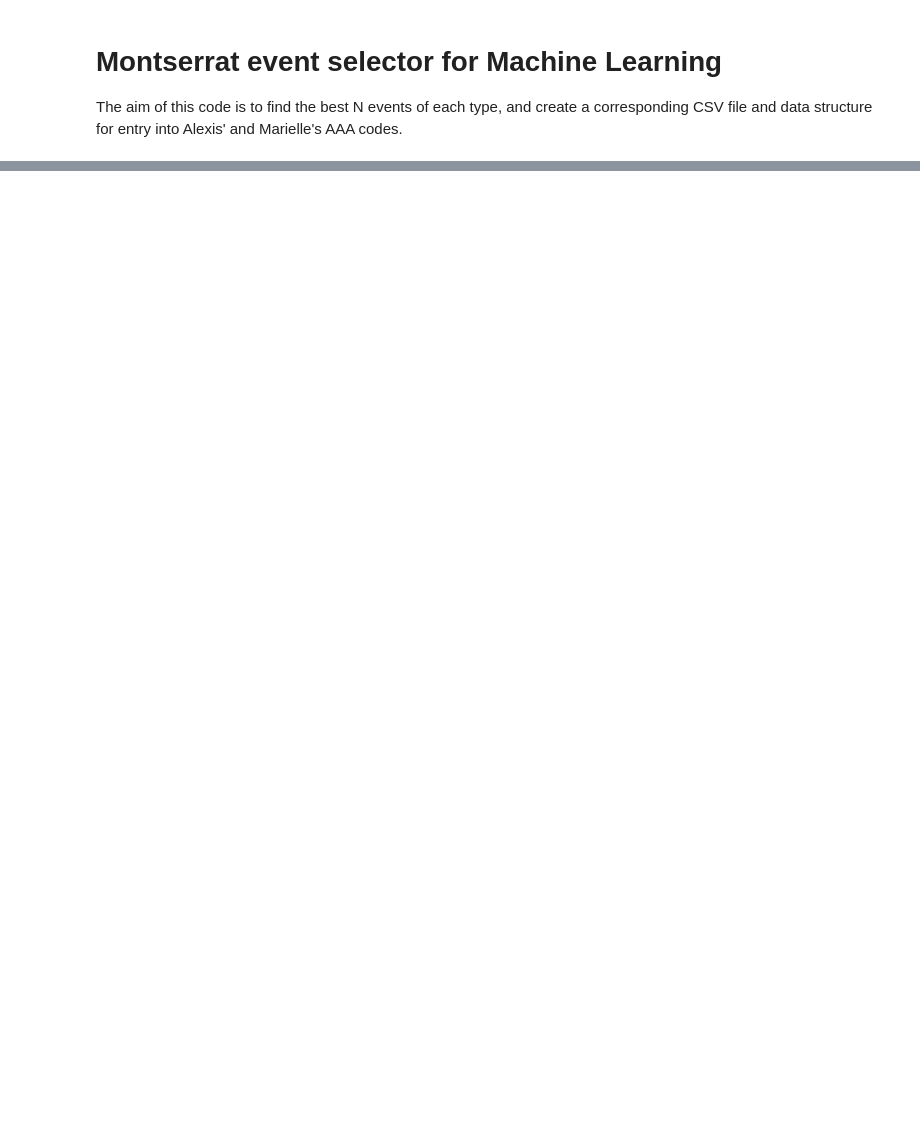
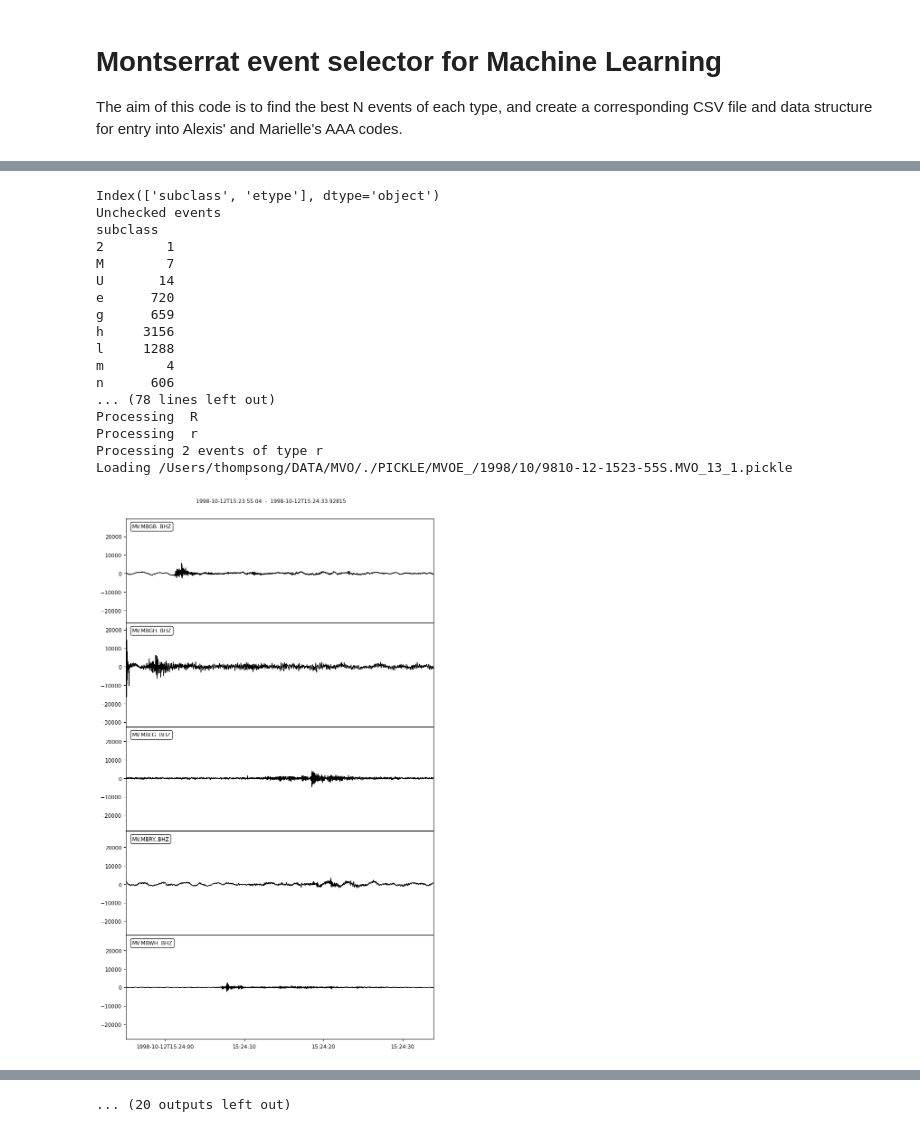
Before and after one commit to gthompson/kitchensinkGT, a Jupyter notebook: PROJECTS/MontserratML/10_select_best_events.ipynb, the cells around one changed output, grey strips where cells are left out. Drawn from its saved outputs; the diff is of its cells as text; code cells hidden in the pictures; blank space fills up the shorter version.

Commit message:
checkin before changing how we merge dataframes

```diff
--- a/PROJECTS/MontserratML/10_select_best_events.ipynb
+++ b/PROJECTS/MontserratML/10_select_best_events.ipynb
@@ -297,0 +281,67 @@ Loading /Users/thompsong/DATA/MVO/./PICKLE/MVOE_/2000/11/2000-11-26-2247-23S.MVO
+# %%
+SEISAN_DATA = os.path.join( os.getenv('HOME'),'DATA','MVO')
+DB = 'MVOE_'
+subclass_mapping = read_volcano_def()
+print(subclass_mapping.columns)
+SUBCLASSES = subclass_mapping['subclass'].values.tolist() # append('g') as needed, it is not an allowed subclass
+ETYPES = subclass_mapping['etype'].values.tolist()
+
+outfile = 'catalog_all.csv'
+
+if os.path.exists(outfile):
+    dfall = pd.read_csv(outfile)
+else:
+    master_event_catalog = 'catalog_all_original.csv'
+    dfall = build_master_event_catalog(SEISAN_DATA, DB, master_event_catalog, SUBCLASSES, ETYPES)
+
+# how many events of each type do we want?
+_count_by_subclass(dfall)
+choice = input('How many events of each subclass do you want in training+test datasets?')
+N = int(choice)
+
+iterate_again = True
+while iterate_again:
+
+    # get/update the fingerprints of each event class
+    fingerprints = get_fingerprints(dfall, SUBCLASSES, N=300, exclude_checked=False)
+
+    # for further classification select best unchecked events of each subclass based on quality_index
+    best_events_dict, left_behind_dict  = _select_best_events(dfall, SUBCLASSES, N=N, exclude_checked=True)
+    result_dict = {}
+    result_dict['unchecked'] = merge_dataframes(left_behind_dict, )
+
+    # manually QC the data
+    result_dict['checked'] = qc_best_events(best_events_dict, SUBCLASSES, fingerprints)
+    frames = []
+    for key, value in result_dict.items():
+        frames.append(value)
+    dfall = pd.concat(frames, sort=True)
+    dfall.to_csv(outfile)
+    _count_by_subclass(dfall)
+
+    choice = input('Do you want to iterate again (y/n)?')
+    if choice[0]=='n':
+        iterate_again=False
+
+# write out a catalog of the best events to Alexis' format
+best_events_dict, left_behind_dict = _select_best_events(dfall, SUBCLASSES, N=N, exclude_checked=False)
+to_AAA(best_events_dict, SUBCLASSES)
+# %% [output]
+Index(['subclass', 'etype'], dtype='object')
+Unchecked events
+subclass
+2        1
+M        7
+U       14
+e      720
+g      659
+h     3156
+l     1288
+m        4
+n      606
+... (78 lines left out)
+Processing  R
+Processing  r
+Processing 2 events of type r
+Loading /Users/thompsong/DATA/MVO/./PICKLE/MVOE_/1998/10/9810-12-1523-55S.MVO_13_1.pickle
+[figure, added]
@@ -297,0 +406 @@ Loading /Users/thompsong/DATA/MVO/./PICKLE/MVOE_/2000/11/2000-11-26-2247-23S.MVO
+... (20 outputs left out)
```
Also changed, not shown: parts of 4 cells of this notebook, 2 other files.
